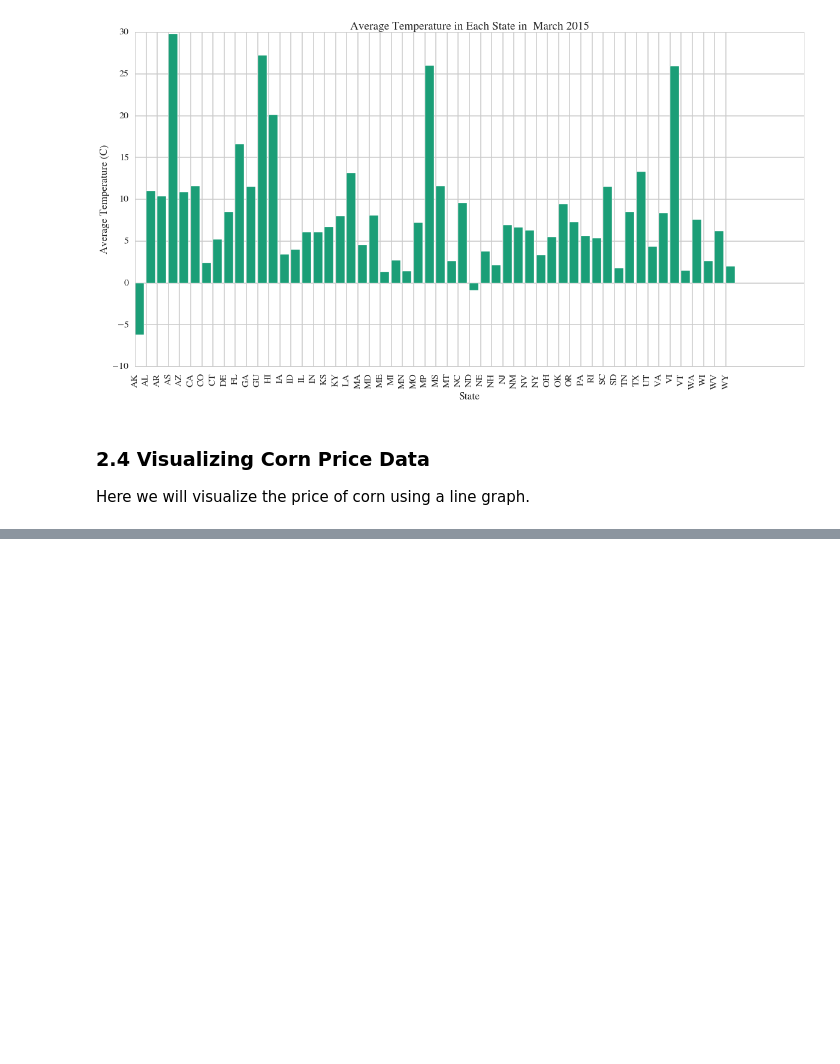
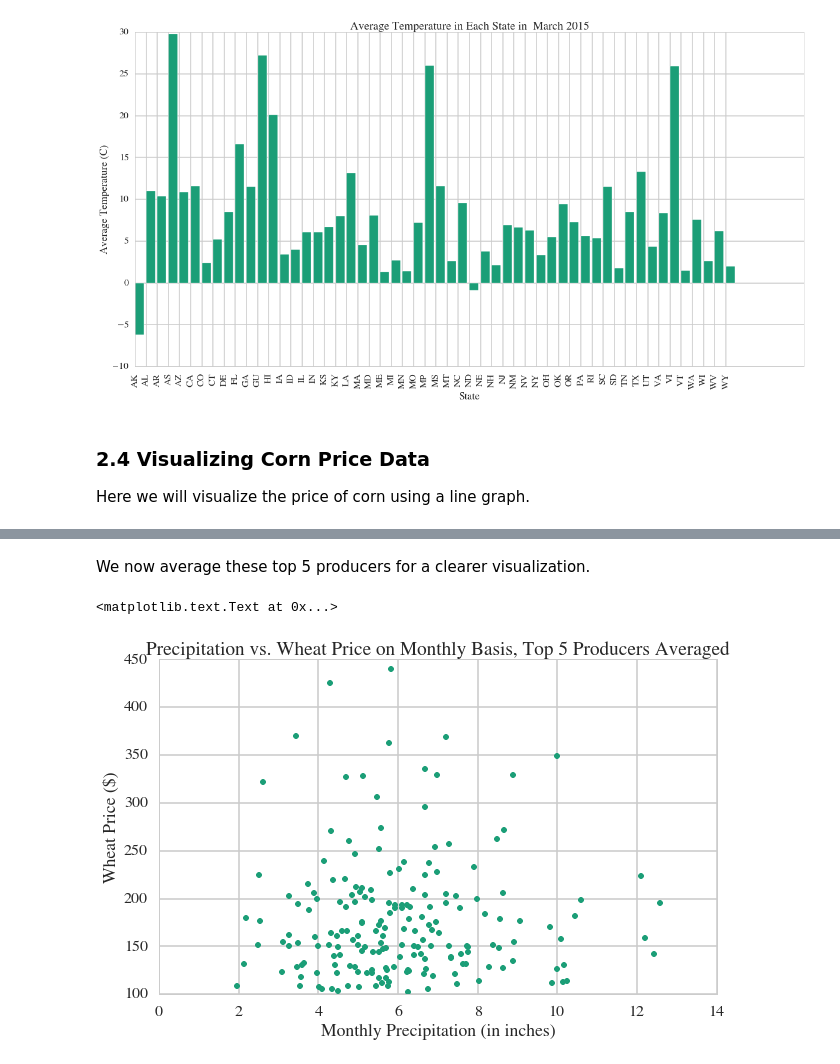
Before and after one commit to dwang953/109-Project, a Jupyter notebook: What's_the_Price_of_Wheat.ipynb, the cells around one changed output, grey strips where cells are left out. Cells and saved outputs as stored; diff of their text form; code cells hidden in the pictures; blank space fills up the shorter version.

```diff
--- a/What's_the_Price_of_Wheat.ipynb
+++ b/What's_the_Price_of_Wheat.ipynb
@@ -1025,0 +1126,11 @@ plt.title('Stock Price of Corn in year 2014 by Month')
+# %% [markdown]
+We now average these top 5 producers for a clearer visualization.
+# %%
+#Top 5 producers averaged
+plt.plot(dftouse.ix[:,'1_P':'5_P'].mean(axis=1),dftouse[['Wheat_Price']].mean(axis=1),'.')
+plt.xlabel('Monthly Precipitation (in inches) ')
+plt.ylabel('Wheat Price ($)')
+plt.title('Precipitation vs. Wheat Price on Monthly Basis, Top 5 Producers Averaged')
+# %% [output]
+<matplotlib.text.Text at 0x...>
+[figure, added]
```
Also changed, not shown: parts of 49 cells of this notebook, 1 other file.
